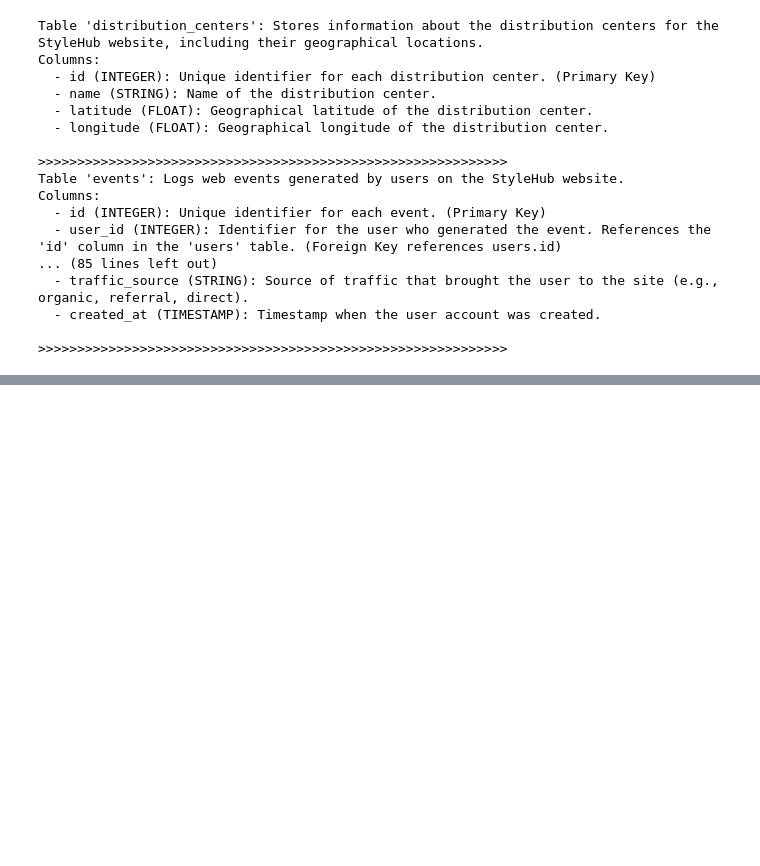
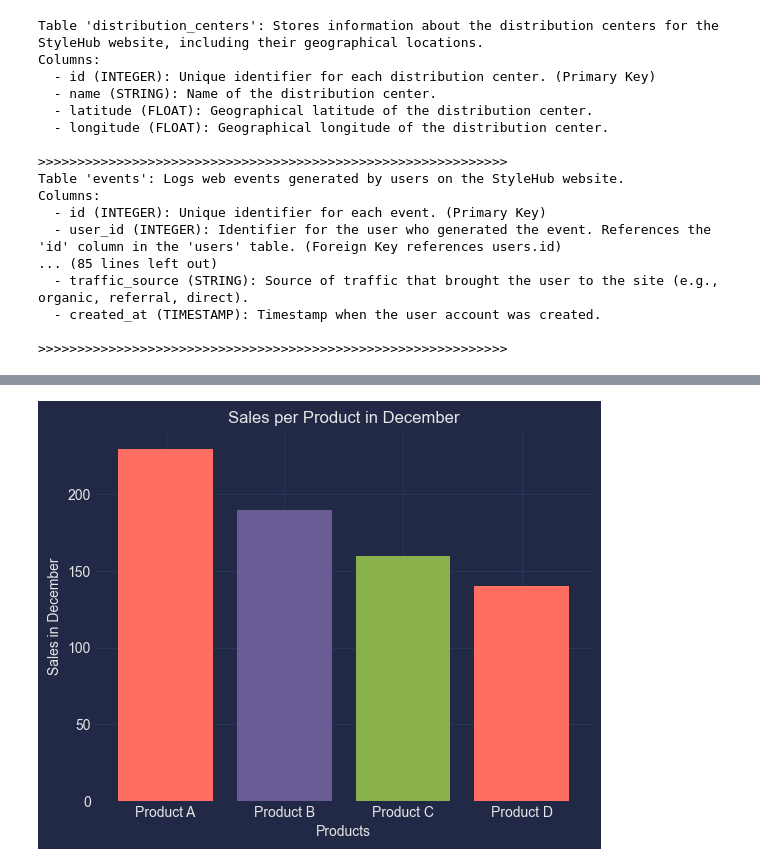
Before and after one commit to novoforce/cautious-palm-tree, a Jupyter notebook: data_analysis.ipynb, the cells around one changed output, grey strips where cells are left out. Cells and saved outputs as stored; diff of their text form; code cells hidden in the pictures; blank space fills up the shorter version.

```diff
--- a/data_analysis.ipynb
+++ b/data_analysis.ipynb
@@ -322,0 +526,20 @@ Columns:
+# %%
+import matplotlib.pyplot as plt
+import mplcyberpunk
+
+# Data
+products = ["Product A", "Product B", "Product C", "Product D"]
+sales = [230, 190, 160, 140]  # December sales
+
+# Apply the cyberpunk style
+plt.style.use('cyberpunk')
+
+plt.bar(products, sales, color=['#FF6F61', '#6B5B95', '#88B04B', '#FF6F61'])
+plt.xlabel('Products')
+plt.ylabel('Sales in December')
+plt.title('Sales per Product in December')
+mplcyberpunk.add_glow_effects()
+
+plt.show()
+# %% [output]
+[figure, added]
```
Also changed, not shown: parts of 27 cells of this notebook, 1 other file.
